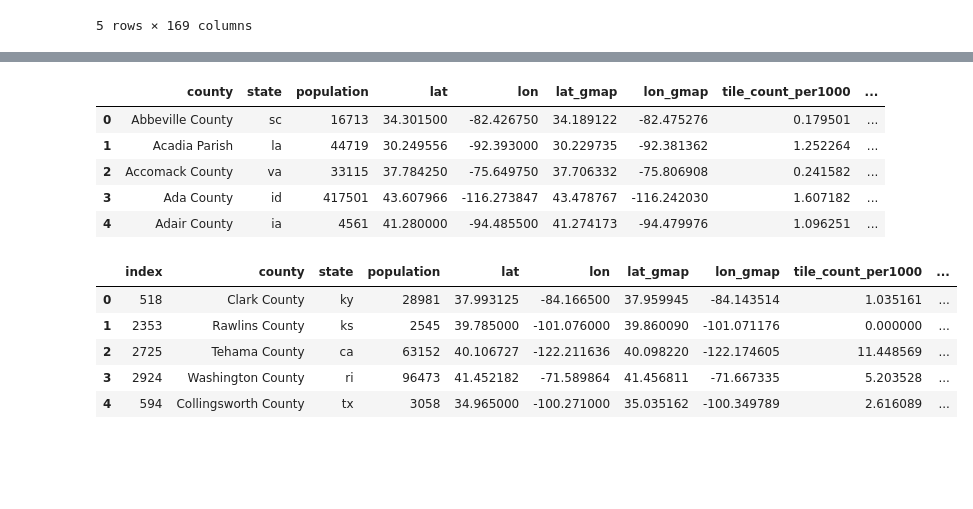
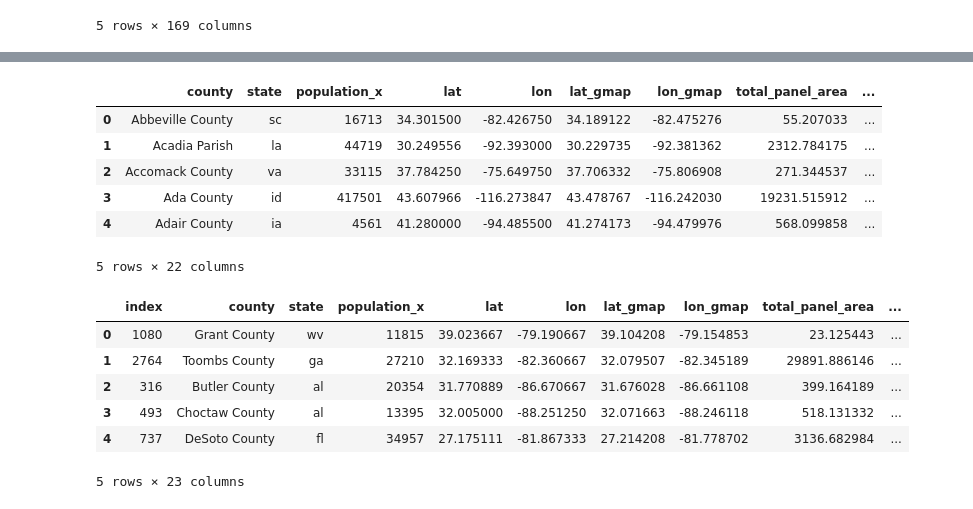
Before and after one commit to myoung12/Data_Boot_Camp_Project_1, a Jupyter notebook: notebooks/Mark_Analysis.ipynb, the cells around one changed output, grey strips where cells are left out. Saved outputs shown, nothing was run; the diff lists cells and outputs as text; code cells hidden in the pictures; blank space fills up the shorter version.

Commit message:
updated mapping function for state and country level

```diff
--- a/notebooks/Mark_Analysis.ipynb
+++ b/notebooks/Mark_Analysis.ipynb
@@ -25,8 +25,8 @@ county_df.head()
 #import cleaned data at City Level with ANSI encoding
 
 csv_path_clean = "../data/Cleaned_Data.csv"
-solar_clean_df = pd.read_csv(csv_path_clean, delimiter=",", encoding="ISO-8859-1")
-solar_clean_df.head()
+solar_df = pd.read_csv(csv_path_clean, delimiter=",", encoding="ISO-8859-1")
+solar_df.head()
 # %% [output]
 |  | Unnamed: 0 | tile_count | solar_system_count | total_panel_area | fips | average_household_income | county | ... |
 | 0 | 0 | 0 | 0 | 0.000000 | 27145011200 | 70352.78987 | Stearns County | ... |
@@ -37,8 +37,8 @@ solar_clean_df.head()
 5 rows × 168 columns
 # %%
 #create new column for total county income
-solar_clean_df["county_household_income"]=solar_clean_df["population"]*solar_clean_df["average_household_income"]
-solar_clean_df.head()
+solar_df["county_household_income"]=solar_df["population"]*solar_df["average_household_income"]
+solar_df.head()
 # %% [output]
 |  | Unnamed: 0 | tile_count | solar_system_count | total_panel_area | fips | average_household_income | county | ... |
 | 0 | 0 | 0 | 0 | 0.000000 | 27145011200 | 70352.78987 | Stearns County | ... |
@@ -52,27 +52,29 @@ solar_clean_df.head()
 
 #grouby by county and state
 
-grouped_location = solar_clean_df.groupby(["county", "state"])
+grouped_location = solar_df.groupby(["county", "state"])
 
 #create empty dataframe for sorted county and state data
 
 location_df = pd.DataFrame()
 
-#pull in target variable data
-location_df["tile_count_per1000"]=grouped_location["tile_count"].sum()*1000/grouped_location["population"].sum()
-location_df["solar_system_count_per1000"]=grouped_location["solar_system_count"].sum()*1000/grouped_location["population"].sum()
-location_df["total_panel_area_per1000"]=grouped_location["total_panel_area"].sum()*1000/grouped_location["population"].sum()
+#pull in target dependent variable data
 location_df["total_panel_area"]=grouped_location["total_panel_area"].sum()
+location_df["number_of_solar_system_per_person"]=grouped_location["solar_system_count"].sum()/grouped_location["population"].sum()
 
 #pull in independent variables on welfare
 location_df["average_household_income"]=grouped_location["county_household_income"].sum()/grouped_location["population"].sum()
-location_df["per_capita_income"]=grouped_location["per_capita_income"].mean()
-location_df["median_household_income"]=grouped_location["median_household_income"].mean()
-location_df["housing_unit_median_value"]=grouped_location["housing_unit_median_value"].mean()
 
-#pull in independent variables on weather conditions
-location_df["daily_solar_radiation"]=grouped_location["daily_solar_radiation"].mean()
+independent_var = ["per_capita_income", "median_household_income", "housing_unit_median_value",
+                   "daily_solar_radiation", "electricity_price_residential", "electricity_price_commercial",
+                   "electricity_price_industrial", "incentive_count_residential", "incentive_count_nonresidential",
+                   "population", "education_high_school_graduate_rate", "voting_2016_dem_percentage"]
 
+def grouped_mean(x):
+    location_df[x] = grouped_location[x].mean()
+
+for var in independent_var:
+    grouped_mean(var)
 
 #reset index on location_df to ensure county names appear in each row
 location_df=location_df.reset_index()
@@ -89,26 +91,28 @@ location_df.head()
 new_df=pd.merge(county_df, location_df, how="left", on=["county", "state"])
 new_df.head()
 # %% [output]
-|  | county | state | population | lat | lon | lat_gmap | lon_gmap | tile_count_per1000 | ... |
-| 0 | Abbeville County | sc | 16713 | 34.301500 | -82.426750 | 34.189122 | -82.475276 | 0.179501 | ... |
-| 1 | Acadia Parish | la | 44719 | 30.249556 | -92.393000 | 30.229735 | -92.381362 | 1.252264 | ... |
-| 2 | Accomack County | va | 33115 | 37.784250 | -75.649750 | 37.706332 | -75.806908 | 0.241582 | ... |
-| 3 | Ada County | id | 417501 | 43.607966 | -116.273847 | 43.478767 | -116.242030 | 1.607182 | ... |
-| 4 | Adair County | ia | 4561 | 41.280000 | -94.485500 | 41.274173 | -94.479976 | 1.096251 | ... |
+|  | county | state | population_x | lat | lon | lat_gmap | lon_gmap | total_panel_area | ... |
+| 0 | Abbeville County | sc | 16713 | 34.301500 | -82.426750 | 34.189122 | -82.475276 | 55.207033 | ... |
+| 1 | Acadia Parish | la | 44719 | 30.249556 | -92.393000 | 30.229735 | -92.381362 | 2312.784175 | ... |
+| 2 | Accomack County | va | 33115 | 37.784250 | -75.649750 | 37.706332 | -75.806908 | 271.344537 | ... |
+| 3 | Ada County | id | 417501 | 43.607966 | -116.273847 | 43.478767 | -116.242030 | 19231.515912 | ... |
+| 4 | Adair County | ia | 4561 | 41.280000 | -94.485500 | 41.274173 | -94.479976 | 568.099858 | ... |
+5 rows × 22 columns
 # %%
 #take random 1000 data points for graphing purposes enables a smaller file size
-randomize=new_df.sample(n=1000)
+randomize=new_df.sample(n=1500)
 #reset index so it's in numerical order
 random_df=randomize.reset_index()
 
 random_df.head()
 # %% [output]
-|  | index | county | state | population | lat | lon | lat_gmap | lon_gmap | tile_count_per1000 | ... |
-| 0 | 518 | Clark County | ky | 28981 | 37.993125 | -84.166500 | 37.959945 | -84.143514 | 1.035161 | ... |
-| 1 | 2353 | Rawlins County | ks | 2545 | 39.785000 | -101.076000 | 39.860090 | -101.071176 | 0.000000 | ... |
-| 2 | 2725 | Tehama County | ca | 63152 | 40.106727 | -122.211636 | 40.098220 | -122.174605 | 11.448569 | ... |
-| 3 | 2924 | Washington County | ri | 96473 | 41.452182 | -71.589864 | 41.456811 | -71.667335 | 5.203528 | ... |
-| 4 | 594 | Collingsworth County | tx | 3058 | 34.965000 | -100.271000 | 35.035162 | -100.349789 | 2.616089 | ... |
+|  | index | county | state | population_x | lat | lon | lat_gmap | lon_gmap | total_panel_area | ... |
+| 0 | 1080 | Grant County | wv | 11815 | 39.023667 | -79.190667 | 39.104208 | -79.154853 | 23.125443 | ... |
+| 1 | 2764 | Toombs County | ga | 27210 | 32.169333 | -82.360667 | 32.079507 | -82.345189 | 29891.886146 | ... |
+| 2 | 316 | Butler County | al | 20354 | 31.770889 | -86.670667 | 31.676028 | -86.661108 | 399.164189 | ... |
+| 3 | 493 | Choctaw County | al | 13395 | 32.005000 | -88.251250 | 32.071663 | -88.246118 | 518.131332 | ... |
+| 4 | 737 | DeSoto County | fl | 34957 | 27.175111 | -81.867333 | 27.214208 | -81.778702 | 3136.682984 | ... |
+5 rows × 23 columns
 # %%
 #create_map function for two layered map
 #x is heat map variable
```
Also changed, not shown: parts of 8 cells of this notebook, 2 other files.
